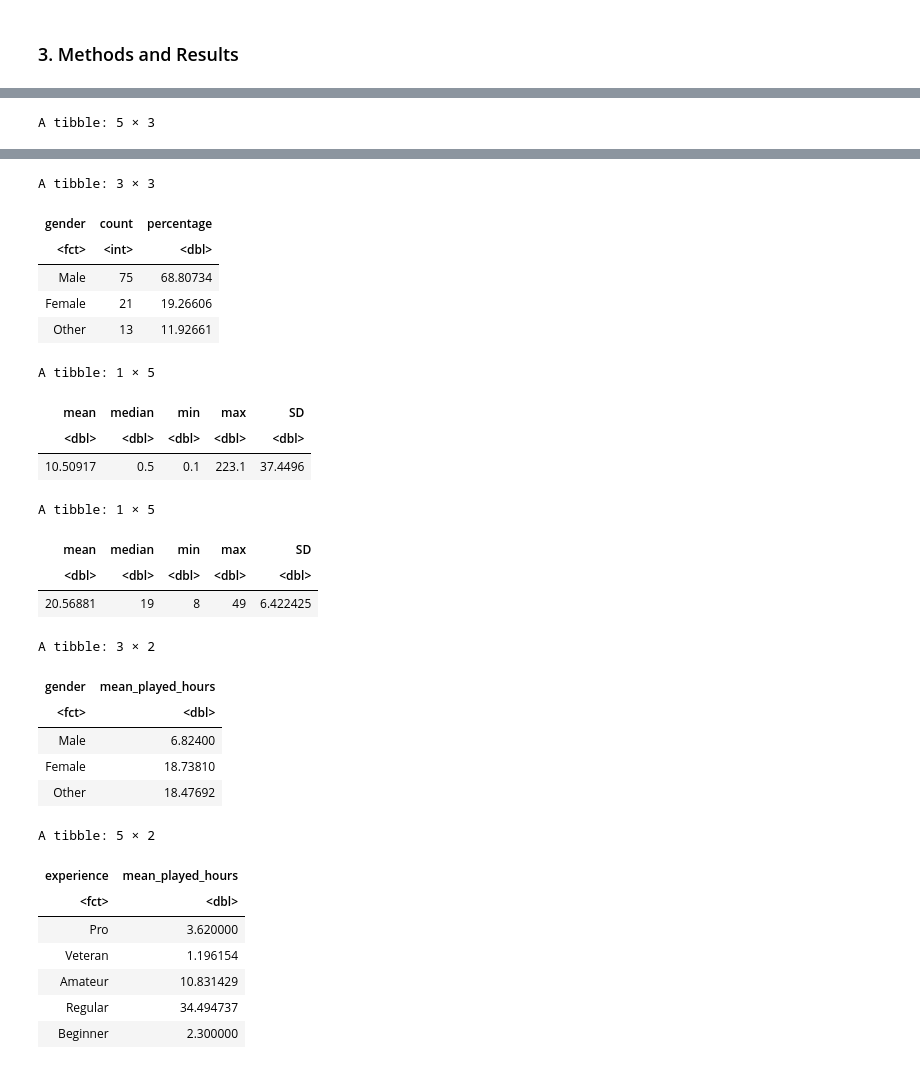
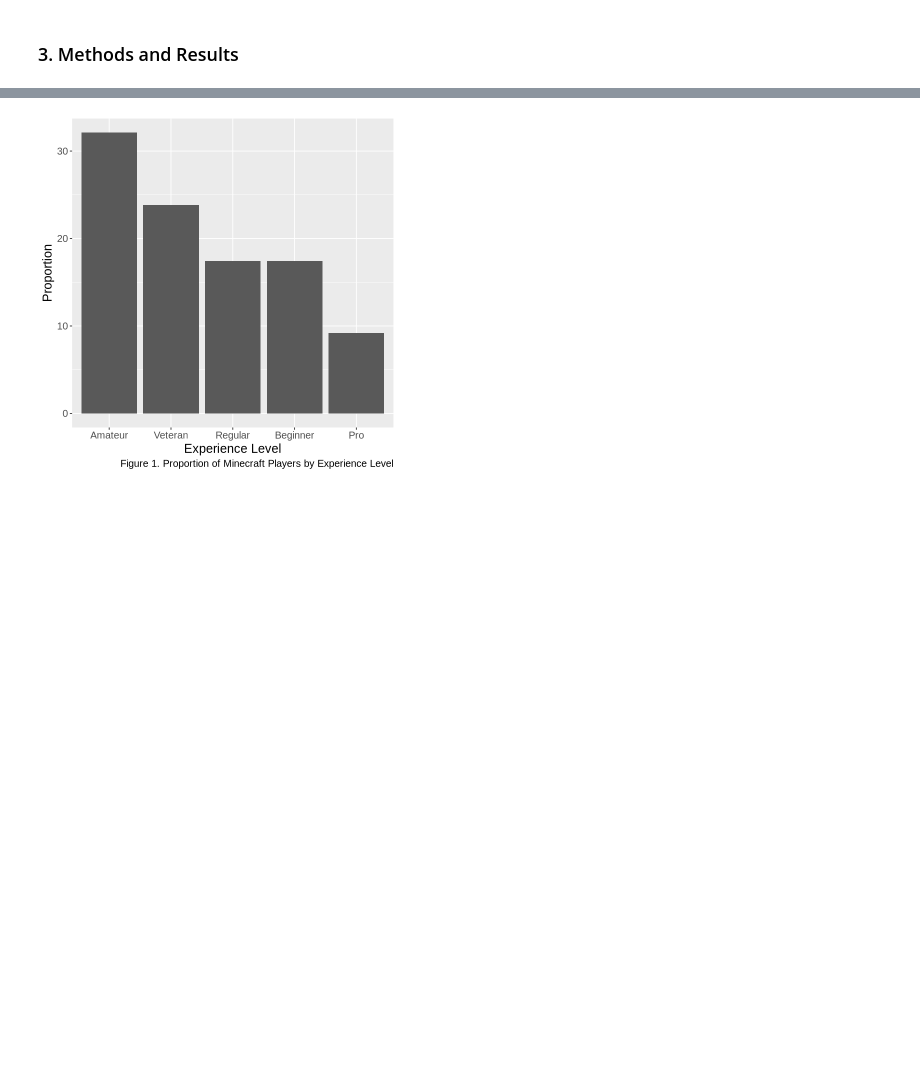
Before and after one commit to shimkelly/dsci-100-2025S1-project, a Jupyter notebook: dsci100-project.ipynb, the cells around one changed output, grey strips where cells are left out. Cells and saved outputs as stored; diff of their text form; code cells hidden in the pictures; blank space fills up the shorter version.

```diff
--- a/dsci100-project.ipynb
+++ b/dsci100-project.ipynb
@@ -217,48 +193,18 @@ Proportion of gender and experience calculated - categorical variable, and summa
 num_obs <- nrow(players_clean)
 
 # experience proportion
-experience_pro <- players_clean |>
+experience_prop <- players_clean |>
                 group_by(experience) |>
                 summarize(count = n(),
                           percentage = n() / num_obs * 100)
 
-experience_pro
-
-# gender proportion
-gender_prop <- players_clean |>
-                group_by(gender) |>
-                summarize(count = n(),
-                          percentage = n() / num_obs * 100)
-gender_prop
-
-# played hours summary statistic
-played_hours_stat <- players_clean |>
-                    summarize(mean = mean(played_hours),
-                              median = median(played_hours),
-                              min = min(played_hours),
-                              max = max(played_hours),
-                              SD = sd(played_hours))
-played_hours_stat
-
-# age summary statistic
-age_stat <- players_clean |>
-            summarize(mean = mean(Age),
-                      median = median(Age),
-                      min = min(Age),
-                      max = max(Age),
-                      SD = sd(Age))
-age_stat
-
-# mean played hours by gender
-mean_hours_gender <- players_clean |>
-                    group_by(gender) |>
-                    summarize(mean_played_hours = mean(played_hours))
-mean_hours_gender
-
-# mean played hours by experience
-mean_hours_experience <- players_clean |>
-                    group_by(experience) |>
-                    summarize(mean_played_hours = mean(played_hours))
-mean_hours_experience
+options(repr.plot.width = 6, repr.plot.height = 6)
+experience_prop_plot <- experience_prop |>
+                        ggplot(aes(x = fct_reorder(experience, percentage, .desc = TRUE), y = percentage)) +
+                        geom_bar(stat = "identity") +
+                        xlab("Experience Level") +
+                        ylab("Proportion") +
+                        theme(text = element_text(size = 15)) +
+                        labs(caption = "Figure 1. Proportion of Minecraft Players by Experience Level")
+experience_prop_plot
 # %% [output]
-A tibble: 5 × 3
@@ -272,28 +211 @@ A tibble: 5 × 3
-A tibble: 3 × 3
-| gender | count | percentage |
-| <fct> | <int> | <dbl> |
-| Male | 75 | 68.80734 |
-| Female | 21 | 19.26606 |
-| Other | 13 | 11.92661 |
-A tibble: 1 × 5
-| mean | median | min | max | SD |
-| <dbl> | <dbl> | <dbl> | <dbl> | <dbl> |
-| 10.50917 | 0.5 | 0.1 | 223.1 | 37.4496 |
-A tibble: 1 × 5
-| mean | median | min | max | SD |
-| <dbl> | <dbl> | <dbl> | <dbl> | <dbl> |
-| 20.56881 | 19 | 8 | 49 | 6.422425 |
-A tibble: 3 × 2
-| gender | mean_played_hours |
-| <fct> | <dbl> |
-| Male | 6.82400 |
-| Female | 18.73810 |
-| Other | 18.47692 |
-A tibble: 5 × 2
-| experience | mean_played_hours |
-| <fct> | <dbl> |
-| Pro | 3.620000 |
-| Veteran | 1.196154 |
-| Amateur | 10.831429 |
-| Regular | 34.494737 |
-| Beginner | 2.300000 |
+[figure, added]
```
Also changed, not shown: parts of 51 cells of this notebook.
